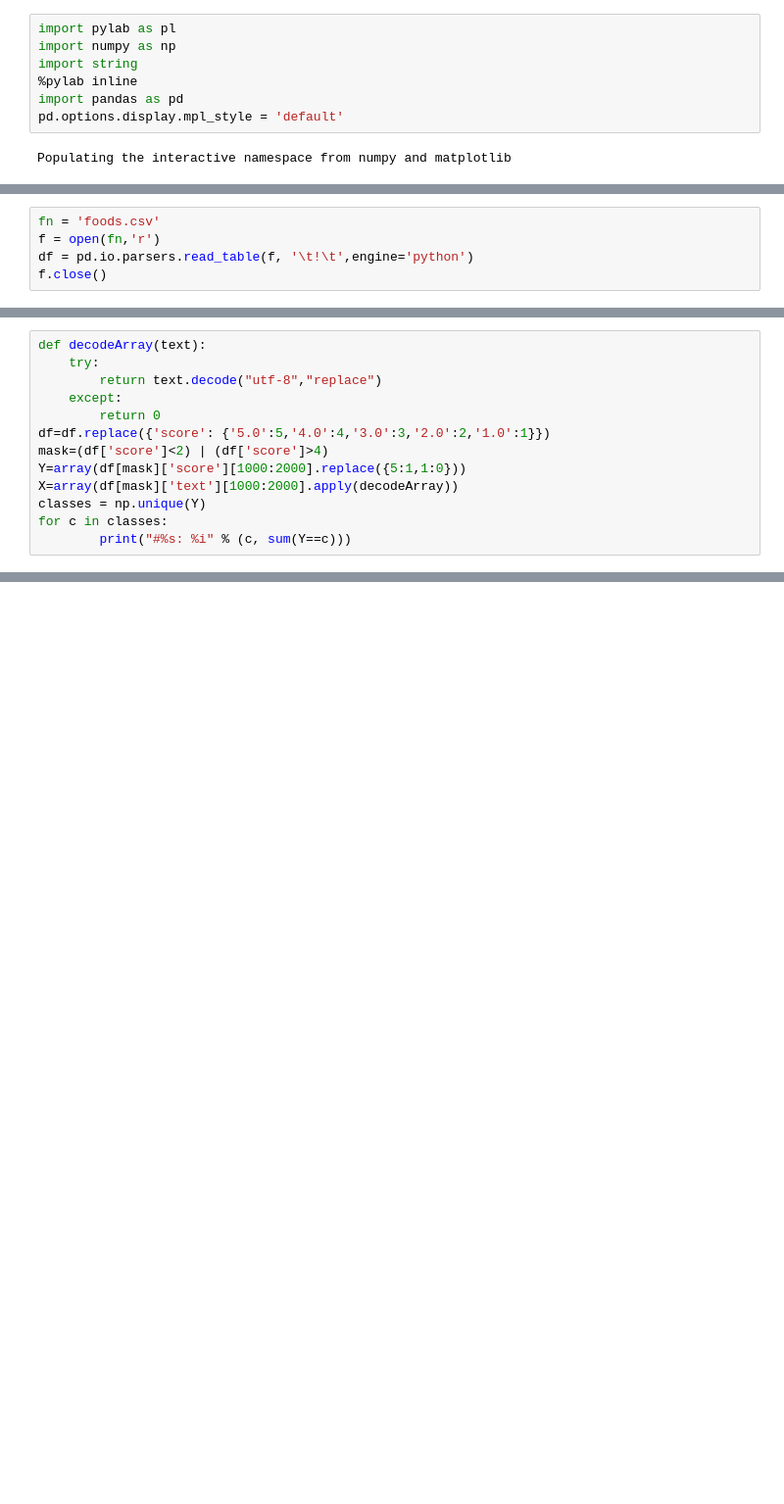
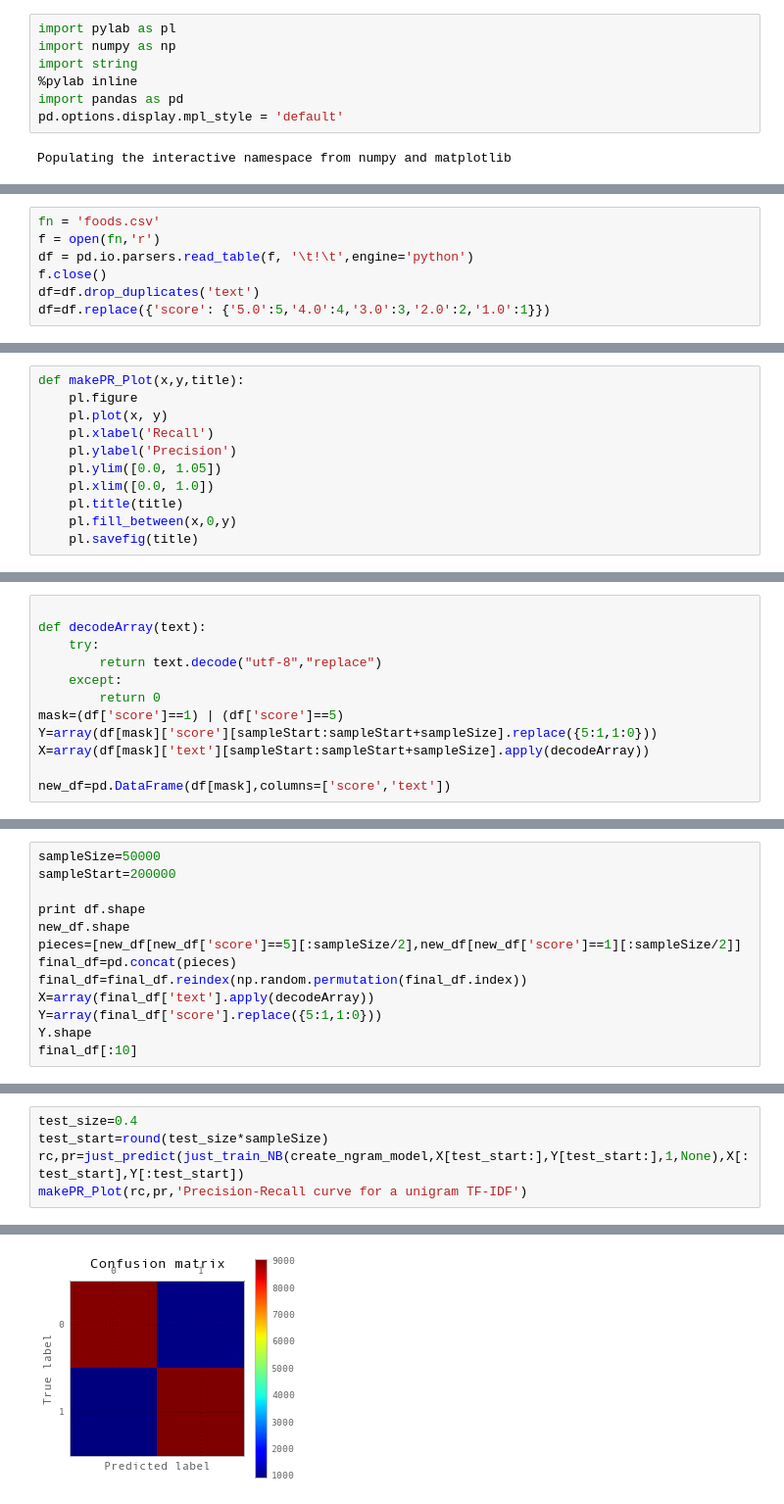
Before and after one commit to gitpaulsmith/Reviews, a Jupyter notebook: Scikit_NB.ipynb, the cells around one changed output, grey strips where cells are left out. Shown at 98% size. Cells and saved outputs as stored; diff of their text form; blank space fills up the shorter version.

Commit message:
Improving Naive Bayes algorithm by changing the ngram TF-IDF

```diff
--- a/Scikit_NB.ipynb
+++ b/Scikit_NB.ipynb
@@ -53,3 +24,5 @@ fn = 'foods.csv'
 f = open(fn,'r')
 df = pd.io.parsers.read_table(f, '\t!\t',engine='python')
 f.close()
+df=df.drop_duplicates('text')
+df=df.replace({'score': {'5.0':5,'4.0':4,'3.0':3,'2.0':2,'1.0':1}})
@@ -55,0 +77,11 @@ f.close()
+# %%
+def makePR_Plot(x,y,title):
+    pl.figure
+    pl.plot(x, y)
+    pl.xlabel('Recall')
+    pl.ylabel('Precision')
+    pl.ylim([0.0, 1.05])
+    pl.xlim([0.0, 1.0])
+    pl.title(title)
+    pl.fill_between(x,0,y)
+    pl.savefig(title)
@@ -56,13 +90,12 @@ f.close()
 # %%
+
 def decodeArray(text):
     try:
         return text.decode("utf-8","replace")
     except:
         return 0
-df=df.replace({'score': {'5.0':5,'4.0':4,'3.0':3,'2.0':2,'1.0':1}})
-mask=(df['score']<2) | (df['score']>4)
-Y=array(df[mask]['score'][1000:2000].replace({5:1,1:0}))
-X=array(df[mask]['text'][1000:2000].apply(decodeArray))
-classes = np.unique(Y)
-for c in classes:
-        print("#%s: %i" % (c, sum(Y==c)))
+mask=(df['score']==1) | (df['score']==5)
+Y=array(df[mask]['score'][sampleStart:sampleStart+sampleSize].replace({5:1,1:0}))
+X=array(df[mask]['text'][sampleStart:sampleStart+sampleSize].apply(decodeArray))
+
+new_df=pd.DataFrame(df[mask],columns=['score','text'])
@@ -96,0 +113,13 @@ pl.fill_between(recall, 0, precision, color='green')
+# %%
+sampleSize=50000
+sampleStart=200000
+
+print df.shape
+new_df.shape
+pieces=[new_df[new_df['score']==5][:sampleSize/2],new_df[new_df['score']==1][:sampleSize/2]]
+final_df=pd.concat(pieces)
+final_df=final_df.reindex(np.random.permutation(final_df.index))
+X=array(final_df['text'].apply(decodeArray))
+Y=array(final_df['score'].replace({5:1,1:0}))
+Y.shape
+final_df[:10]
@@ -96,0 +141,6 @@ pl.fill_between(recall, 0, precision, color='green')
+# %%
+test_size=0.4
+test_start=round(test_size*sampleSize)
+rc,pr=just_predict(just_train_NB(create_ngram_model,X[test_start:],Y[test_start:],1,None),X[:test_start],Y[:test_start])
+makePR_Plot(rc,pr,'Precision-Recall curve for a unigram TF-IDF')
+# %% [output]
@@ -96,0 +150 @@ pl.fill_between(recall, 0, precision, color='green')
+[figure, added]
```
Also changed, not shown: parts of 29 cells of this notebook.
